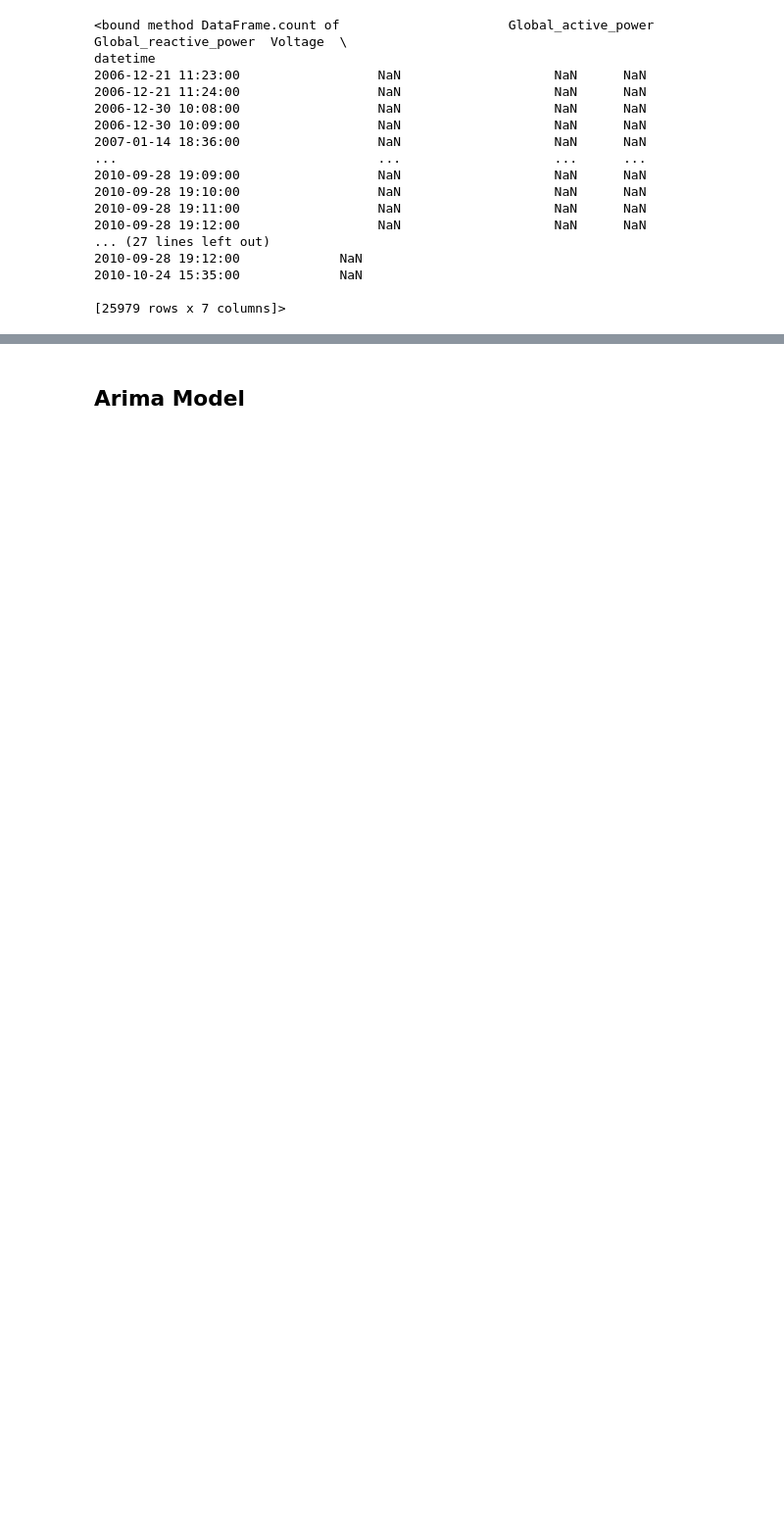
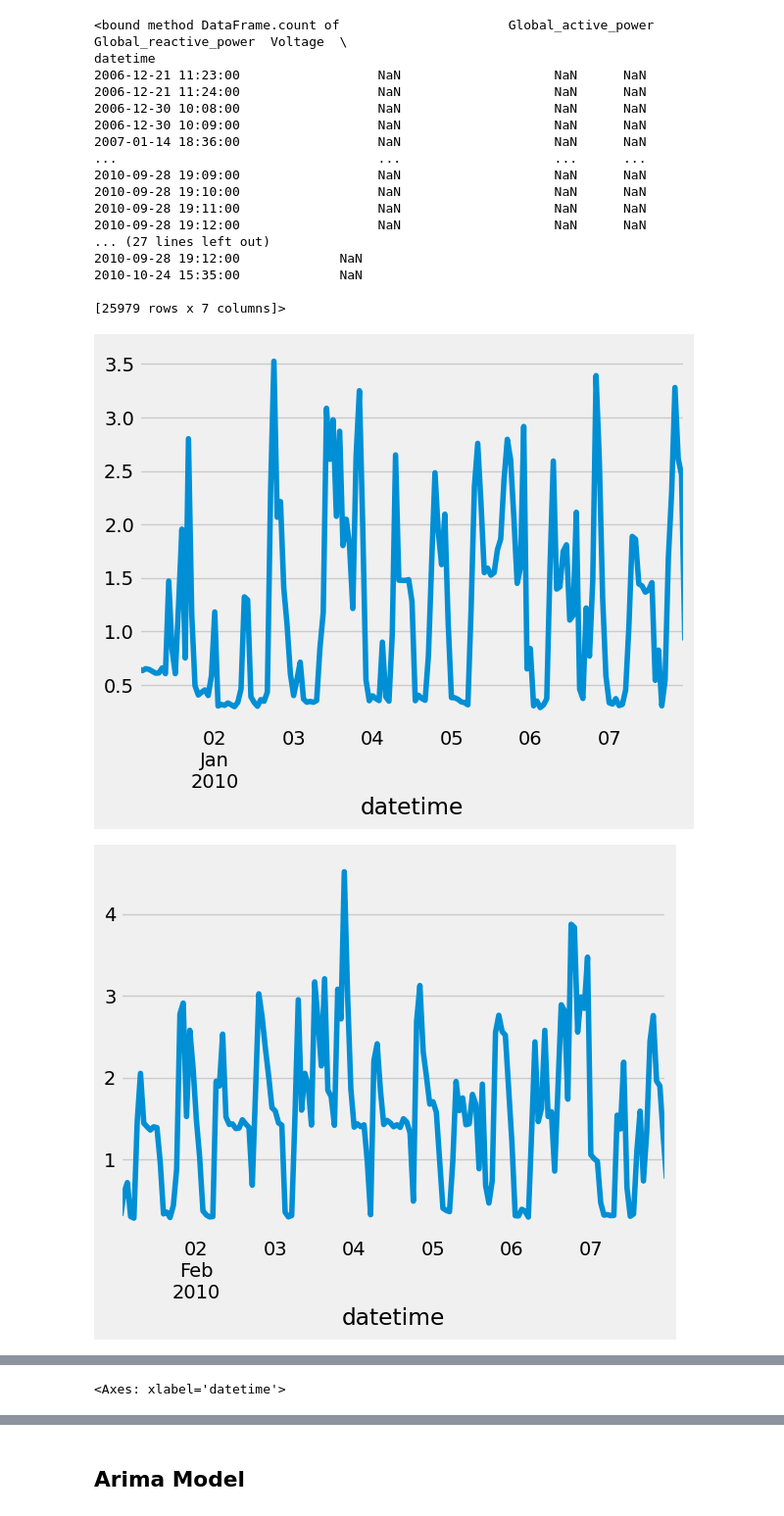
Before and after one commit to Iheb-prepa/Individual-Household-Electric-Power-Consumption, a Jupyter notebook: power_cons_forecasting.ipynb, the cells around one changed output, grey strips where cells are left out. Shown at 98% size. Saved outputs shown, nothing was run; the diff lists cells and outputs as text; code cells hidden in the pictures; blank space fills up the shorter version.

```diff
--- a/power_cons_forecasting.ipynb
+++ b/power_cons_forecasting.ipynb
@@ -62,0 +64,14 @@ df = df.dropna()  # Drop remaining NaN values
+# %%
+df_h = df.resample('h').mean()
+# date == 'month-day-year'
+df_h.loc[(df_h.index > '01-01-2010') & (df_h.index < '01-08-2010'), 'Global_active_power'].plot() # What a week of data looks like (in an hourly resampling)
+plt.show()
+df_h.loc[(df_h.index > '02-01-2010') & (df_h.index < '02-08-2010'), 'Global_active_power'].plot()
+plt.show()
+df_h.loc[(df_h.index > '03-01-2010') & (df_h.index < '03-08-2010'), 'Global_active_power'].plot()
+
+plt.show()
+df_h.loc[(df_h.index > '03-01-2008') & (df_h.index < '03-31-2008'), 'Global_active_power'].plot()
+# %% [output]
+[figure, added]
+[figure, added]
@@ -62,0 +79 @@ df = df.dropna()  # Drop remaining NaN values
+<Axes: xlabel='datetime'>
```
Also changed, not shown: parts of 28 cells of this notebook.
